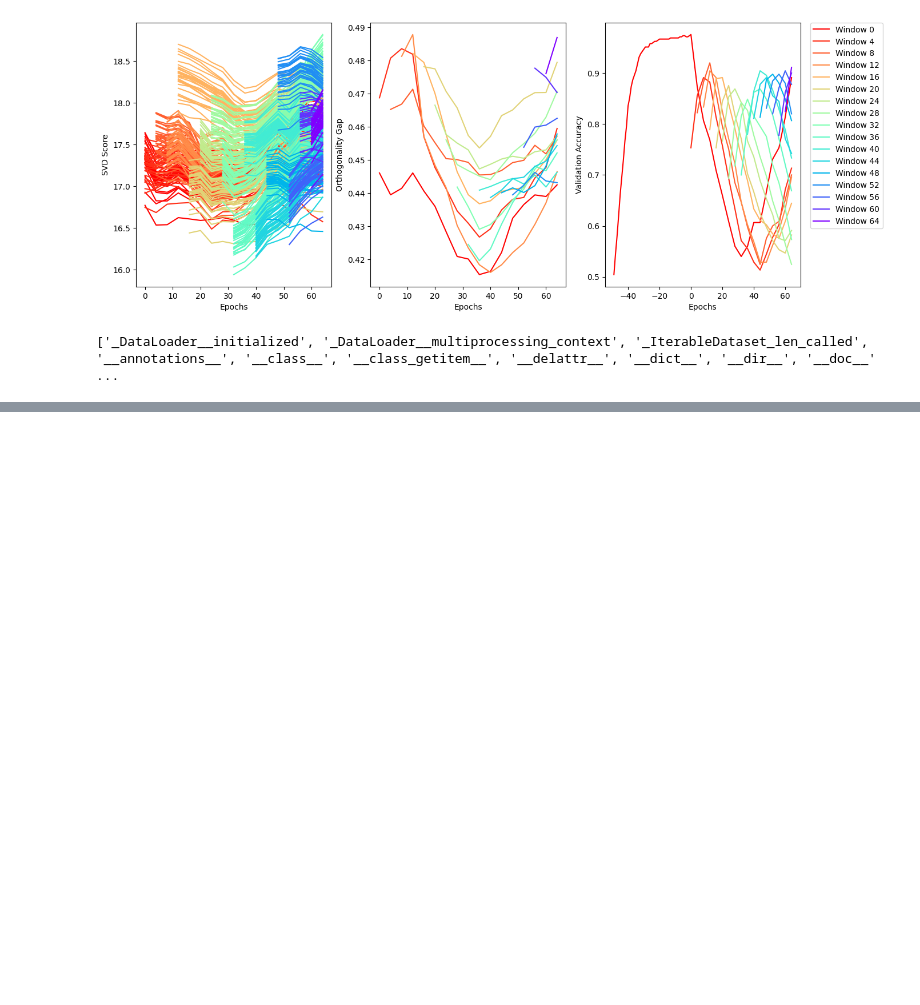
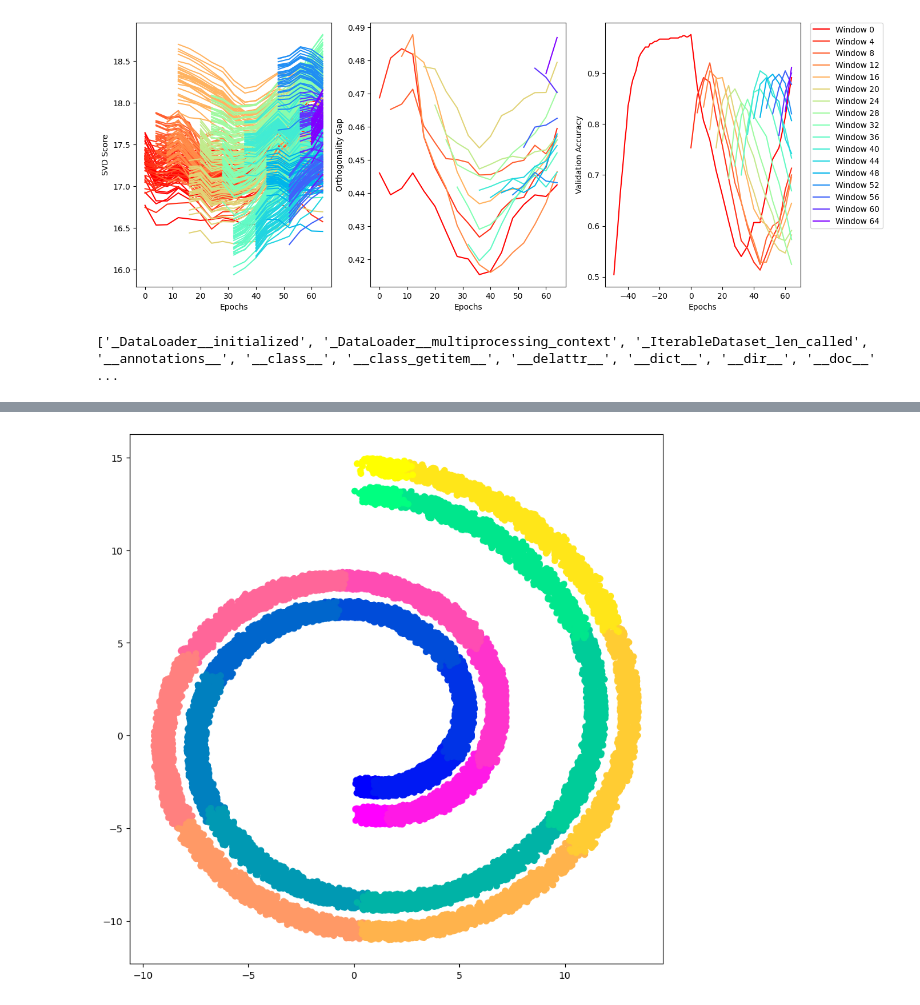
Before and after one commit to k8lion/GrowAndPrune, a Jupyter notebook: src/sandbox.ipynb, the cells around one changed output, grey strips where cells are left out. Drawn from its saved outputs; the diff is of its cells as text; code cells hidden in the pictures; blank space fills up the shorter version.

```diff
--- a/src/sandbox.ipynb
+++ b/src/sandbox.ipynb
@@ -325,0 +284,33 @@ Average loss: 0.0003, Accuracy: 449/450 (99.78%), -1: 169.833 1211136768.0
+# %%
+
+n_samples = 10000
+
+t = np.sort(1.5 * np.pi * (1 + 2*np.random.uniform(size=n_samples)))
+t2 = np.sort(1.5 * np.pi * (2/3 + 2*np.random.uniform(size=n_samples)))
+
+x = t * np.cos(t)
+y = t * np.sin(t)
+
+x2 = t2 * np.cos(t2+np.pi/2)
+y2 = t2 * np.sin(t2+np.pi/2)
+
+X = np.vstack((x, y)).T
+noise = 0.9 * np.random.random(size=(n_samples, 2))
+X += noise
+t = np.squeeze(t)
+
+X2 = np.vstack((x2, y2)).T
+noise2 = 0.9 * np.random.random(size=(n_samples, 2))
+X2 += noise2
+t2 = np.squeeze(t2)
+
+#plot the data
+fig = plt.figure(figsize=(10,10))
+#ax = fig.add_subplot(111, projection='3d')
+#ax.scatter(X[:,0], X[:,1], X[:,2], c=t, cmap=plt.cm.Spectral)
+ax = fig.add_subplot(111)
+ax.scatter(X[:,0], X[:,1], c=t.astype(int), cmap="spring")
+ax.scatter(X2[:,0], X2[:,1], c=t.astype(int), cmap="winter")
+plt.show()
+# %% [output]
+[figure, added]
```
Also changed, not shown: parts of 6 cells of this notebook, 1 other file.
